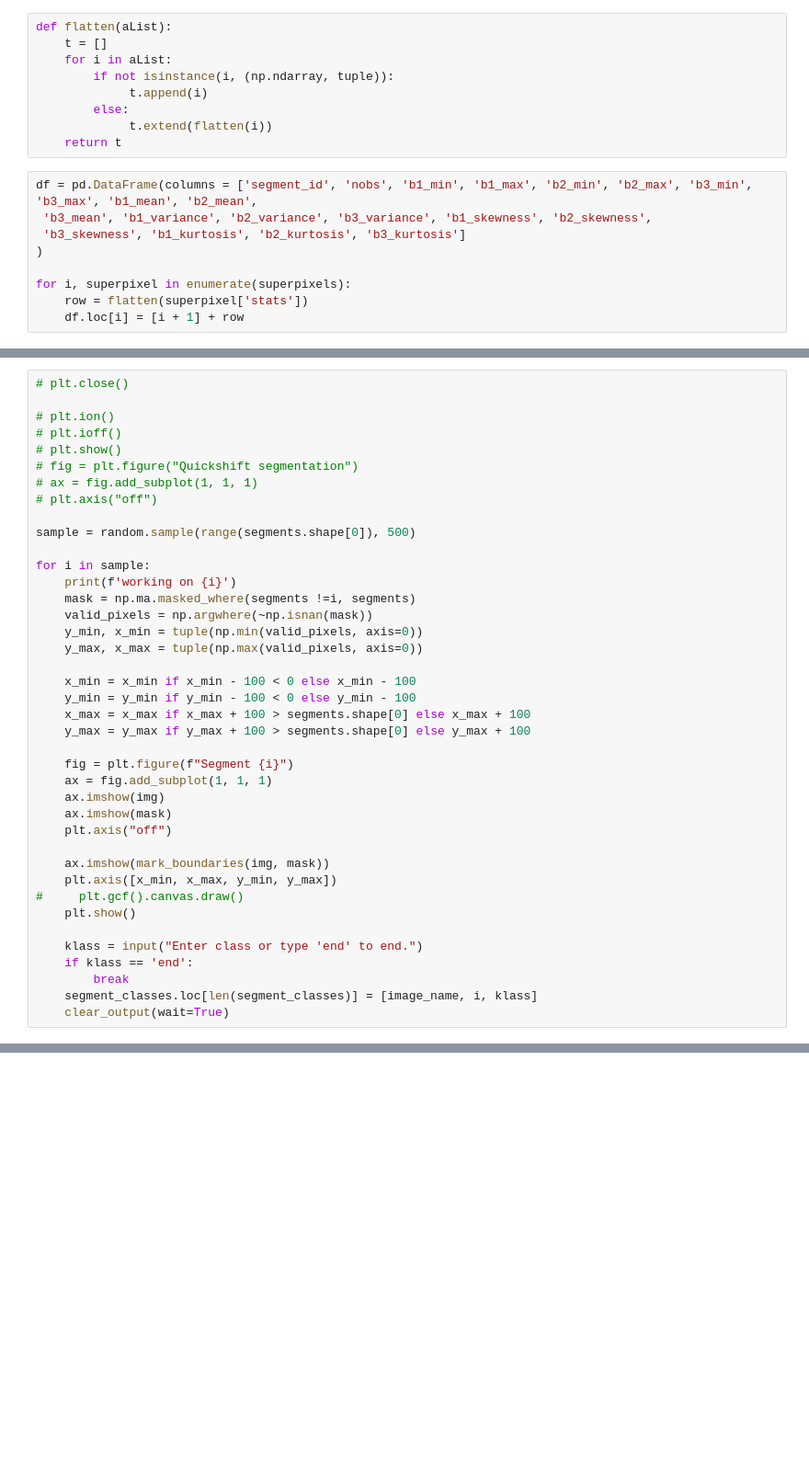
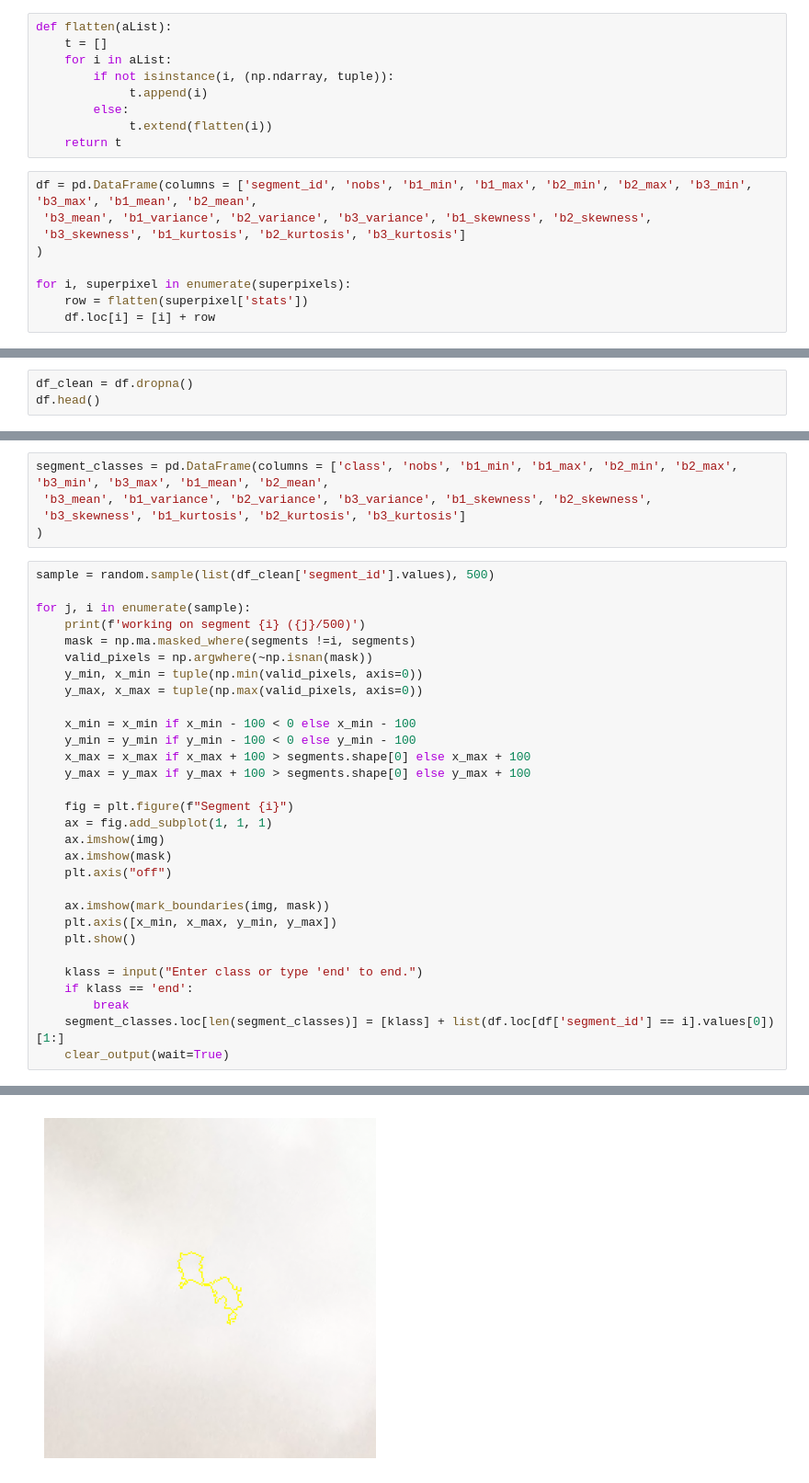
Before and after one commit to iosefa/skye, a Jupyter notebook: tests.ipynb, the cells around one changed output, grey strips where cells are left out. Shown at 92% size. Saved outputs shown, nothing was run; the diff lists cells and outputs as text; blank space fills up the shorter version.

```diff
--- a/tests.ipynb
+++ b/tests.ipynb
@@ -163,4 +168,4 @@ df = pd.DataFrame(columns = ['segment_id', 'nobs', 'b1_min', 'b1_max', 'b2_min',
 
 for i, superpixel in enumerate(superpixels):
     row = flatten(superpixel['stats'])
-    df.loc[i] = [i + 1] + row
+    df.loc[i] = [i] + row
@@ -168,0 +172,3 @@ df.head()
+# %%
+df_clean = df.dropna()
+df.head()
@@ -181,17 +194,13 @@ segment_classes = pd.DataFrame(columns = ['image', 'segment_id', 'class'])
+# %%
+segment_classes = pd.DataFrame(columns = ['class', 'nobs', 'b1_min', 'b1_max', 'b2_min', 'b2_max', 'b3_min', 'b3_max', 'b1_mean', 'b2_mean',
+ 'b3_mean', 'b1_variance', 'b2_variance', 'b3_variance', 'b1_skewness', 'b2_skewness',
+ 'b3_skewness', 'b1_kurtosis', 'b2_kurtosis', 'b3_kurtosis']
+)
 # %%
-# plt.close()
+sample = random.sample(list(df_clean['segment_id'].values), 500)
 
-# plt.ion()
-# plt.ioff()
-# plt.show()
-# fig = plt.figure("Quickshift segmentation")
-# ax = fig.add_subplot(1, 1, 1)
-# plt.axis("off")
-
-sample = random.sample(range(segments.shape[0]), 500)
-
-for i in sample:
-    print(f'working on {i}')
+for j, i in enumerate(sample):
+    print(f'working on segment {i} ({j}/500)')
     mask = np.ma.masked_where(segments !=i, segments)
     valid_pixels = np.argwhere(~np.isnan(mask))
     y_min, x_min = tuple(np.min(valid_pixels, axis=0))
@@ -210,11 +219,11 @@ for i in sample:
 
     ax.imshow(mark_boundaries(img, mask))
     plt.axis([x_min, x_max, y_min, y_max])
-#     plt.gcf().canvas.draw()
     plt.show()
 
     klass = input("Enter class or type 'end' to end.")
     if klass == 'end':
         break
-    segment_classes.loc[len(segment_classes)] = [image_name, i, klass]
+    segment_classes.loc[len(segment_classes)] = [klass] + list(df.loc[df['segment_id'] == i].values[0])[1:]
     clear_output(wait=True)
+# %% [output]
@@ -220,0 +231 @@ for i in sample:
+[figure, added]
```
Also changed, not shown: parts of 30 cells of this notebook.
